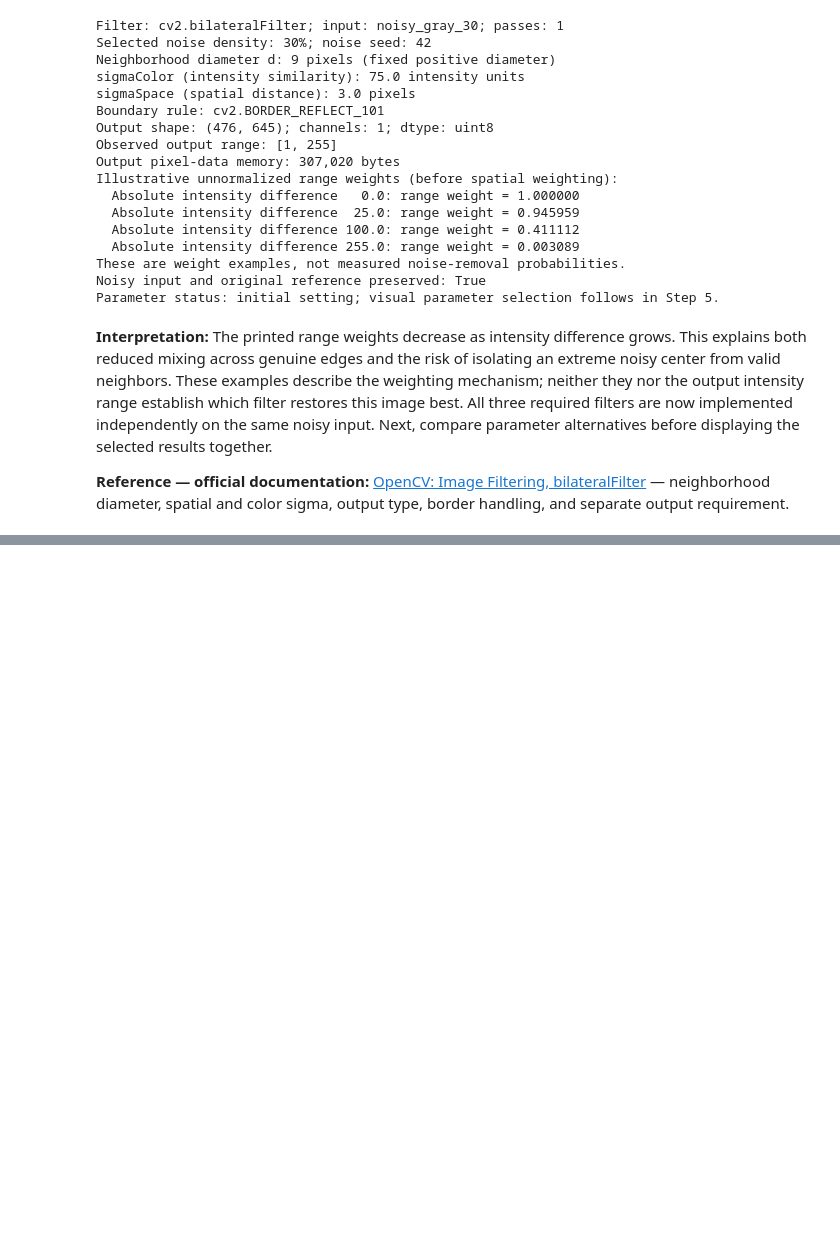
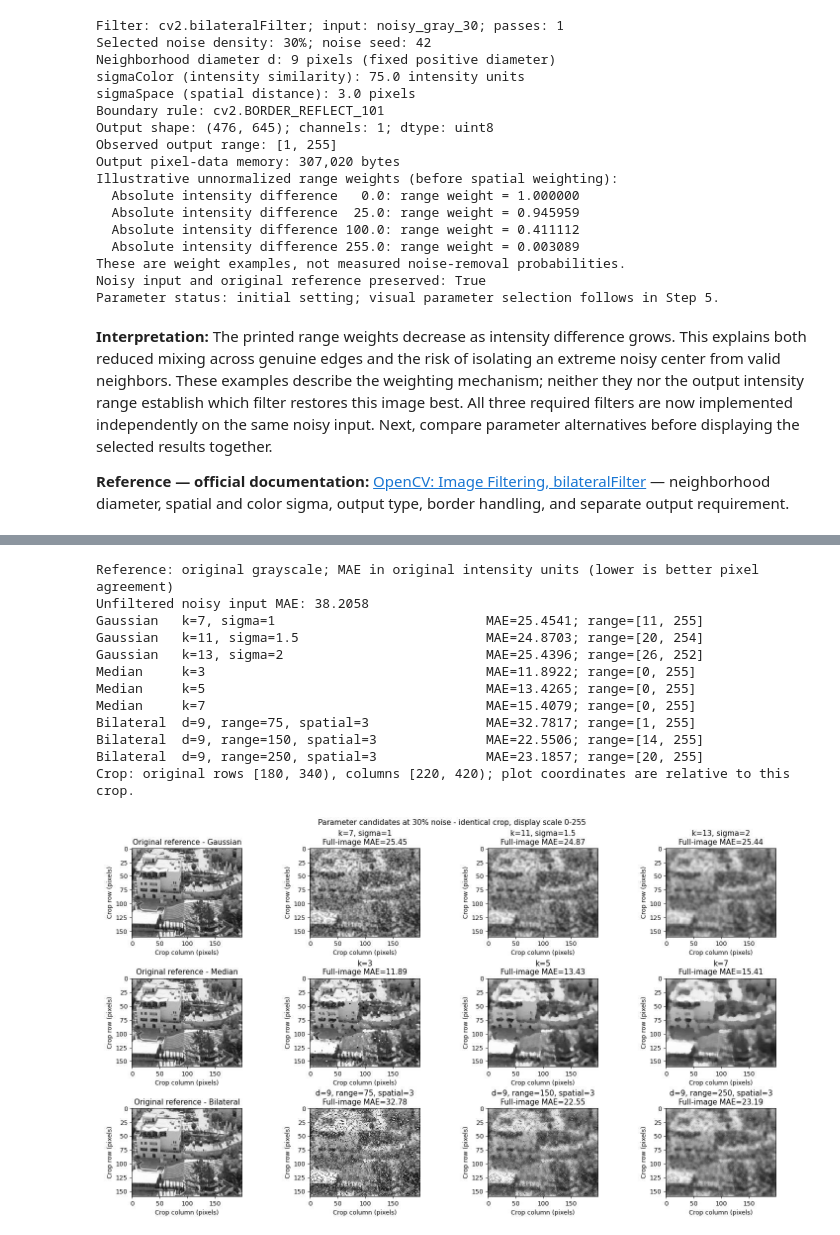
Before and after one commit to RuwaYafa/ComputerVision, a Jupyter notebook: Assignments/Assign_1/Assignment_1.ipynb, the cells around one changed output, grey strips where cells are left out. Saved outputs shown, nothing was run; the diff lists cells and outputs as text; code cells hidden in the pictures; blank space fills up the shorter version.

Commit message:
Compare filter parameter candidates and document visual selections with MAE trade-offs

```diff
--- a/Assignments/Assign_1/Assignment_1.ipynb
+++ b/Assignments/Assign_1/Assignment_1.ipynb
@@ -1340,0 +1355,59 @@ Parameter status: initial setting; visual parameter selection follows in Step 5.
+# %%
+# Compare a small, declared candidate set on the identical 30% noisy input.
+def reference_mae(result):
+    return float(np.mean(np.abs(result.astype(np.float64) - clean_gray.astype(np.float64))))
+
+gaussian_candidates = [(1.0, 7), (1.5, 11), (2.0, 13)]
+median_candidates = [3, 5, 7]
+bilateral_candidates = [(9, 75.0, 3.0), (9, 150.0, 3.0), (9, 250.0, 3.0)]
+filter_trials = {"Gaussian": [], "Median": [], "Bilateral": []}
+for sigma, size in gaussian_candidates:
+    result = cv2.GaussianBlur(noisy_gray_30, (size, size), sigmaX=sigma, sigmaY=sigma,
+                              borderType=cv2.BORDER_REFLECT_101)
+    filter_trials["Gaussian"].append((f"k={size}, sigma={sigma:g}", result, reference_mae(result)))
+for size in median_candidates:
+    result = cv2.medianBlur(noisy_gray_30, size)
+    filter_trials["Median"].append((f"k={size}", result, reference_mae(result)))
+for diameter, sigma_color, sigma_space in bilateral_candidates:
+    result = cv2.bilateralFilter(noisy_gray_30, diameter, sigma_color, sigma_space,
+                                 borderType=cv2.BORDER_REFLECT_101)
+    label = f"d={diameter}, range={sigma_color:g}, spatial={sigma_space:g}"
+    filter_trials["Bilateral"].append((label, result, reference_mae(result)))
+print("Reference: original grayscale; MAE in original intensity units (lower is better pixel agreement)")
+print(f"Unfiltered noisy input MAE: {reference_mae(noisy_gray_30):.4f}")
+for family, trials in filter_trials.items():
+    for label, result, error in trials:
+        print(f"{family:10s} {label:38s} MAE={error:.4f}; range=[{result.min()}, {result.max()}]")
+
+# Inspect the same fixed crop across all candidates; no crop-specific tuning.
+tuning_rows = slice(180, 340)
+tuning_columns = slice(220, 420)
+fig, axes = plt.subplots(3, 4, figsize=(16, 9), constrained_layout=True)
+for row, (family, trials) in enumerate(filter_trials.items()):
+    axes[row, 0].imshow(clean_gray[tuning_rows, tuning_columns], cmap="gray", vmin=0, vmax=255,
+                        interpolation="nearest")
+    axes[row, 0].set_title(f"Original reference - {family}")
+    for col, (label, result, error) in enumerate(trials, start=1):
+        axes[row, col].imshow(result[tuning_rows, tuning_columns], cmap="gray", vmin=0, vmax=255,
+                              interpolation="nearest")
+        axes[row, col].set_title(f"{label}\nFull-image MAE={error:.2f}")
+    for ax in axes[row]:
+        ax.set_xlabel("Crop column (pixels)")
+        ax.set_ylabel("Crop row (pixels)")
+fig.suptitle("Parameter candidates at 30% noise - identical crop, display scale 0-255")
+plt.show()
+print("Crop: original rows [180, 340), columns [220, 420); plot coordinates are relative to this crop.")
+# %% [output]
+Reference: original grayscale; MAE in original intensity units (lower is better pixel agreement)
+Unfiltered noisy input MAE: 38.2058
+Gaussian   k=7, sigma=1                           MAE=25.4541; range=[11, 255]
+Gaussian   k=11, sigma=1.5                        MAE=24.8703; range=[20, 254]
+Gaussian   k=13, sigma=2                          MAE=25.4396; range=[26, 252]
+Median     k=3                                    MAE=11.8922; range=[0, 255]
+Median     k=5                                    MAE=13.4265; range=[0, 255]
+Median     k=7                                    MAE=15.4079; range=[0, 255]
+Bilateral  d=9, range=75, spatial=3               MAE=32.7817; range=[1, 255]
+Bilateral  d=9, range=150, spatial=3              MAE=22.5506; range=[14, 255]
+Bilateral  d=9, range=250, spatial=3              MAE=23.1857; range=[20, 255]
+Crop: original rows [180, 340), columns [220, 420); plot coordinates are relative to this crop.
+[figure, added]
```
Also changed, not shown: parts of 3 cells of this notebook.
